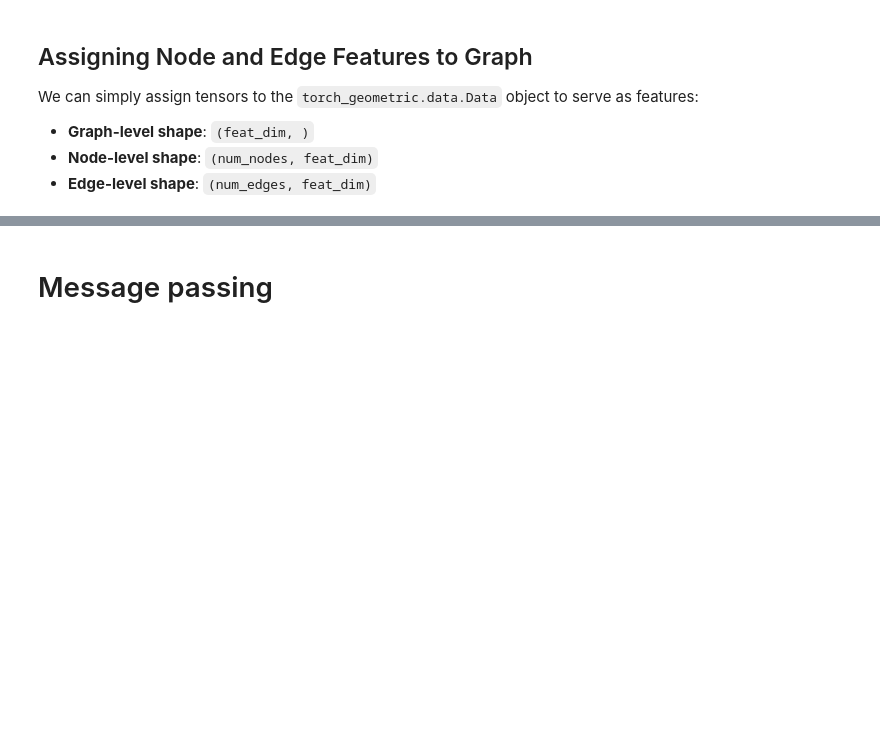
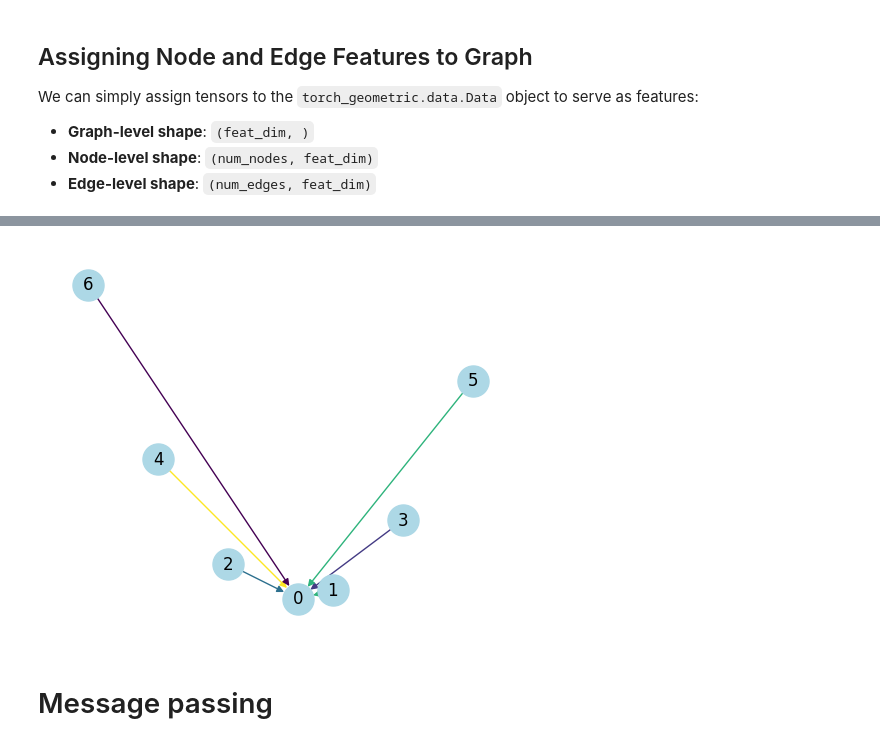
Before and after one commit to WeizmannMLcourse/MLCourse_2026, a Jupyter notebook: Tutorial9_GNN/torch_geometric_intro.ipynb, the cells around one changed output, grey strips where cells are left out. Saved outputs shown, nothing was run; the diff lists cells and outputs as text; code cells hidden in the pictures; blank space fills up the shorter version.

```diff
--- a/Tutorial9_GNN/torch_geometric_intro.ipynb
+++ b/Tutorial9_GNN/torch_geometric_intro.ipynb
@@ -146,3 +161,8 @@ Data(edge_index=[2, 5], num_nodes=6, graph_feature=[1], x=[6, 2], node_feature=[
+# %%
+fig, ax = plt.subplots(1, 1, figsize=(6, 6))
+plot_graph(star_graph, ax, pos=star_graph.x, edge_feats=star_graph.edge_feature)
+# %% [output]
+[figure, added]
 # %% [markdown]
 # Message passing
 # %% [markdown]
```
Also changed, not shown: parts of 25 cells of this notebook.
